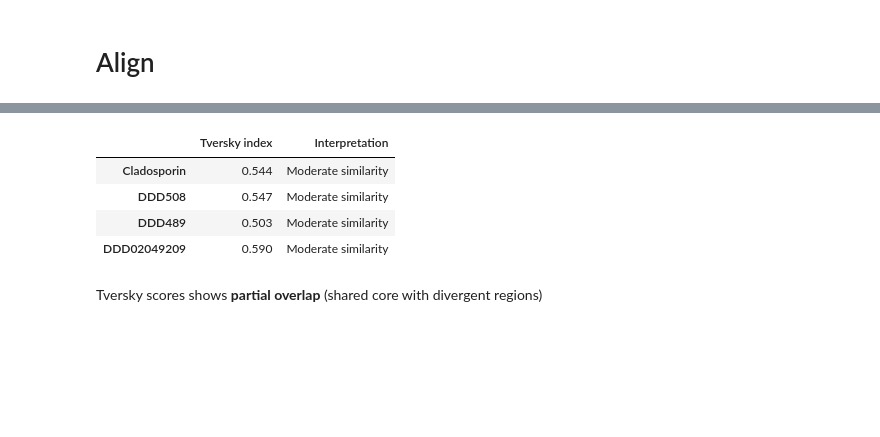
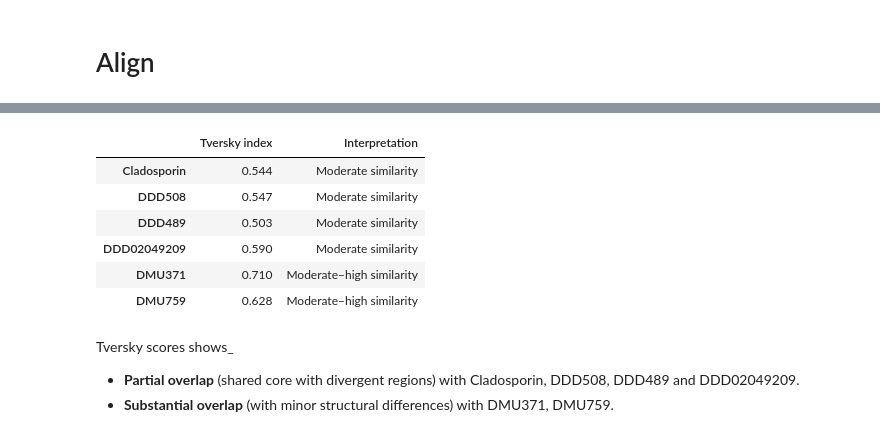
Before and after one commit to trypanosomatics/yeast_to_tryp, a Jupyter notebook: 3D_Compounds_aligment.ipynb, the cells around one changed output, grey strips where cells are left out. Cells and saved outputs as stored; diff of their text form; code cells hidden in the pictures; blank space fills up the shorter version.

```diff
--- a/3D_Compounds_aligment.ipynb
+++ b/3D_Compounds_aligment.ipynb
@@ -60,7 +60,9 @@ smiles_dict = {
     "Cladosporin" : "C[C@H]1CCC[C@@H](O1)C[C@H]2CC3=C(C(=CC(=C3)O)O)C(=O)O2",
     "DDD508" : "C1(O)C=CC2OC(C(=O)NCC3(O)CCCCC3)=CC(=O)C=2C=1",
     "DDD489" : "N1C(N)=NC2CN(CC3C[C@@H](C(F)(F)F)CCC3)C(=O)C=2C=1C(F)(F)F",
-    "DDD02049209" : "N1C(N)=NC2C[C@H](N3C(F)(F)CCCC[C@@H]3O)C(=O)C=2C=1OC"
+    "DDD02049209" : "N1C(N)=NC2C[C@H](N3C(F)(F)CCCC[C@@H]3O)C(=O)C=2C=1OC",
+    "DMU371" : "CC1=NC2=C(C(N)=N1)C(F)=C(F)C(NC1CCCC1)=C2F",
+    "DMU759" : "CC1=NC2=C(C(N)=N1)C(F)=C(F)C(SC1CCCCC1)=C2F"
 }
 # %%
 # @title Prepare molecules
@@ -238,0 +273,23 @@ Tversky (O3A): 0.5898318042813455
+# %%
+# @title CID 12 (magenta) vs DMU759 (red)
+target = "DMU759"
+
+mol_ref = Chem.Mol(ref)
+mol_tar = Chem.Mol(mols[target])
+
+o3a = rdMolAlign.GetO3A(mol_tar, mol_ref)
+o3a.Align()
+tversky_DMU759 = rdShapeHelpers.ShapeTverskyIndex(mol_ref, mol_tar, 0, 1)
+
+print("Tversky (O3A):", tversky_DMU759)
+
+view = py3Dmol.view(width=600, height=400)
+
+view.addModel(Chem.MolToMolBlock(mol_ref), 'sdf')
+view.setStyle({'model': 0}, {'stick': {'color': colors["CID12"]}})
+
+view.addModel(Chem.MolToMolBlock(mol_tar), 'sdf')
+view.setStyle({'model': 1}, {'stick': {'color': colors[target]}})
+
+view.zoomTo()
+view.show()
@@ -264,36 +324,42 @@ tversky_scores = {
     "Cladosporin": tversky_cladosporin,
     "DDD508": tversky_DDD508,
     "DDD489": tversky_DDD489,
-    "DDD02049209": tversky_DDD02049209
+    "DDD02049209": tversky_DDD02049209,
+    "DMU371" : tversky_DMU371,
+    "DMU759" : tversky_DMU759
 }
 
 # Interpretation function
 def interpret_tversky(score):
     if score >= 0.75:
         return "High similarity"
     elif score >= 0.60:
         return "Moderate–high similarity"
     elif score >= 0.45:
         return "Moderate similarity"
     else:
         return "Low similarity"
 
 # Build table
 df_tversky = pd.DataFrame.from_dict(
     tversky_scores, orient="index", columns=["Tversky index"]
 )
 
 df_tversky["Interpretation"] = df_tversky["Tversky index"].apply(interpret_tversky)
 
 # Optional: round for readability
 df_tversky["Tversky index"] = df_tversky["Tversky index"].round(3)
 
 df_tversky
 # %% [output]
 |  | Tversky index | Interpretation |
 | Cladosporin | 0.544 | Moderate similarity |
 | DDD508 | 0.547 | Moderate similarity |
 | DDD489 | 0.503 | Moderate similarity |
 | DDD02049209 | 0.590 | Moderate similarity |
+| DMU371 | 0.710 | Moderate–high similarity |
+| DMU759 | 0.628 | Moderate–high similarity |
 # %% [markdown]
-Tversky scores shows **partial overlap** (shared core with divergent regions)
+Tversky scores shows_
+- **Partial overlap** (shared core with divergent regions) with Cladosporin, DDD508, DDD489 and DDD02049209.
+- **Substantial overlap** (with minor structural differences) with DMU371, DMU759.
```
Also changed, not shown: parts of 5 cells of this notebook.
